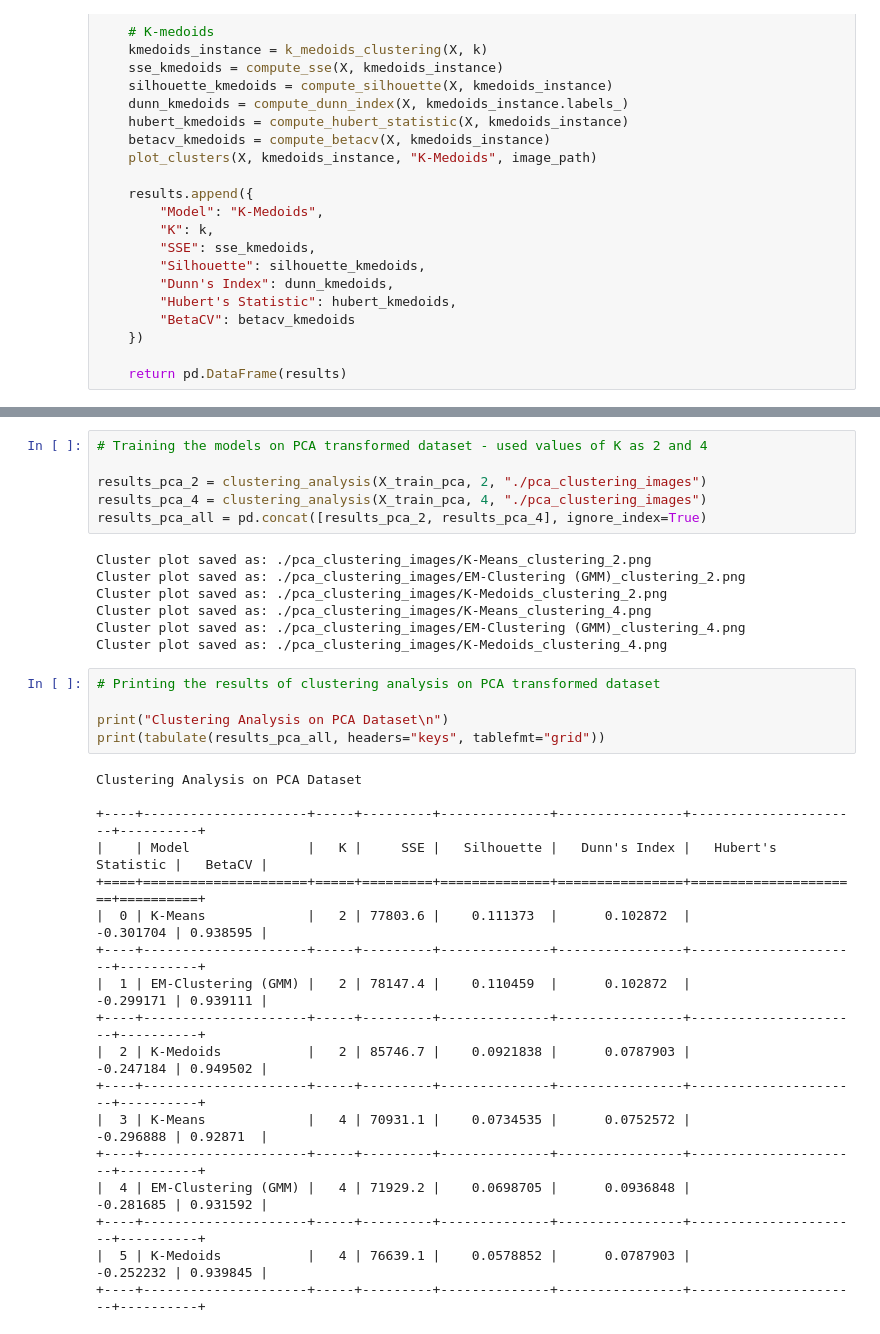
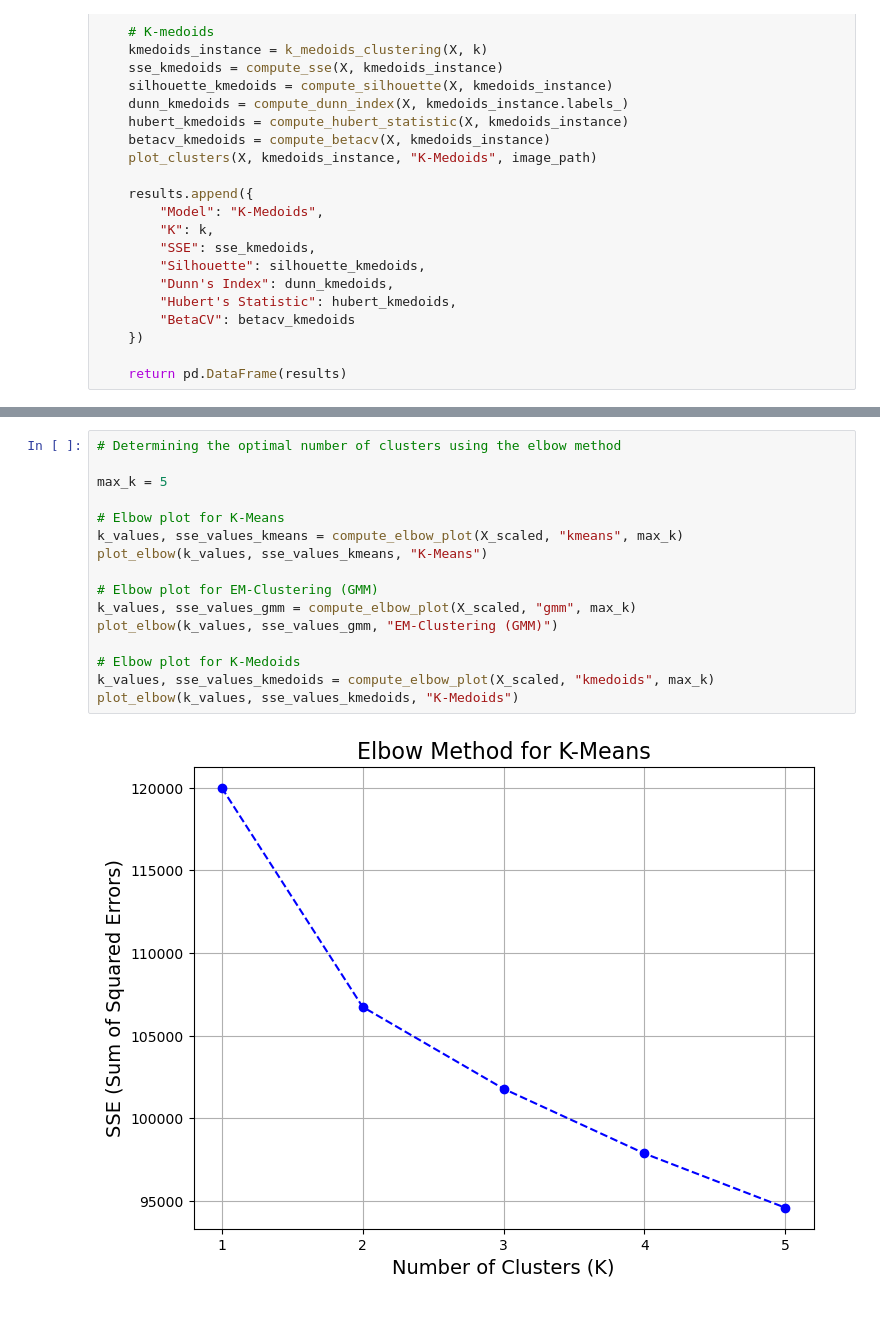
Before and after one commit to anj1704/Electrical-Grid-Stability-Simulated-Data-Analysis, a Jupyter notebook: processing.ipynb, the cells around one changed output, grey strips where cells are left out. Drawn from its saved outputs; the diff is of its cells as text.

Commit message:
Add: Dataset.csv, Elbow plots for clustering

```diff
--- a/processing.ipynb
+++ b/processing.ipynb
@@ -1708,36 +1793,18 @@ Clustering Analysis on Scaled Dataset
-# %%
-# Training the models on PCA transformed dataset - used values of K as 2 and 4
-
-results_pca_2 = clustering_analysis(X_train_pca, 2, "./pca_clustering_images")
-results_pca_4 = clustering_analysis(X_train_pca, 4, "./pca_clustering_images")
-results_pca_all = pd.concat([results_pca_2, results_pca_4], ignore_index=True)
-# %% [output]
-Cluster plot saved as: ./pca_clustering_images/K-Means_clustering_2.png
-Cluster plot saved as: ./pca_clustering_images/EM-Clustering (GMM)_clustering_2.png
-Cluster plot saved as: ./pca_clustering_images/K-Medoids_clustering_2.png
-Cluster plot saved as: ./pca_clustering_images/K-Means_clustering_4.png
-Cluster plot saved as: ./pca_clustering_images/EM-Clustering (GMM)_clustering_4.png
-Cluster plot saved as: ./pca_clustering_images/K-Medoids_clustering_4.png
-# %%
-# Printing the results of clustering analysis on PCA transformed dataset
-
-print("Clustering Analysis on PCA Dataset\n")
-print(tabulate(results_pca_all, headers="keys", tablefmt="grid"))
-# %% [output]
-Clustering Analysis on PCA Dataset
-
-+----+---------------------+-----+---------+--------------+----------------+----------------------+----------+
-|    | Model               |   K |     SSE |   Silhouette |   Dunn's Index |   Hubert's Statistic |   BetaCV |
-+====+=====================+=====+=========+==============+================+======================+==========+
-|  0 | K-Means             |   2 | 77803.6 |    0.111373  |      0.102872  |            -0.301704 | 0.938595 |
-+----+---------------------+-----+---------+--------------+----------------+----------------------+----------+
-|  1 | EM-Clustering (GMM) |   2 | 78147.4 |    0.110459  |      0.102872  |            -0.299171 | 0.939111 |
-+----+---------------------+-----+---------+--------------+----------------+----------------------+----------+
-|  2 | K-Medoids           |   2 | 85746.7 |    0.0921838 |      0.0787903 |            -0.247184 | 0.949502 |
-+----+---------------------+-----+---------+--------------+----------------+----------------------+----------+
-|  3 | K-Means             |   4 | 70931.1 |    0.0734535 |      0.0752572 |            -0.296888 | 0.92871  |
-+----+---------------------+-----+---------+--------------+----------------+----------------------+----------+
-|  4 | EM-Clustering (GMM) |   4 | 71929.2 |    0.0698705 |      0.0936848 |            -0.281685 | 0.931592 |
-+----+---------------------+-----+---------+--------------+----------------+----------------------+----------+
-|  5 | K-Medoids           |   4 | 76639.1 |    0.0578852 |      0.0787903 |            -0.252232 | 0.939845 |
-+----+---------------------+-----+---------+--------------+----------------+----------------------+----------+
+# %%
+# Determining the optimal number of clusters using the elbow method
+
+max_k = 5
+
+# Elbow plot for K-Means
+k_values, sse_values_kmeans = compute_elbow_plot(X_scaled, "kmeans", max_k)
+plot_elbow(k_values, sse_values_kmeans, "K-Means")
+
+# Elbow plot for EM-Clustering (GMM)
+k_values, sse_values_gmm = compute_elbow_plot(X_scaled, "gmm", max_k)
+plot_elbow(k_values, sse_values_gmm, "EM-Clustering (GMM)")
+
+# Elbow plot for K-Medoids
+k_values, sse_values_kmedoids = compute_elbow_plot(X_scaled, "kmedoids", max_k)
+plot_elbow(k_values, sse_values_kmedoids, "K-Medoids")
+# %% [output]
+[figure, added]
```
Also changed, not shown: parts of 8 cells of this notebook, 19 other files.
